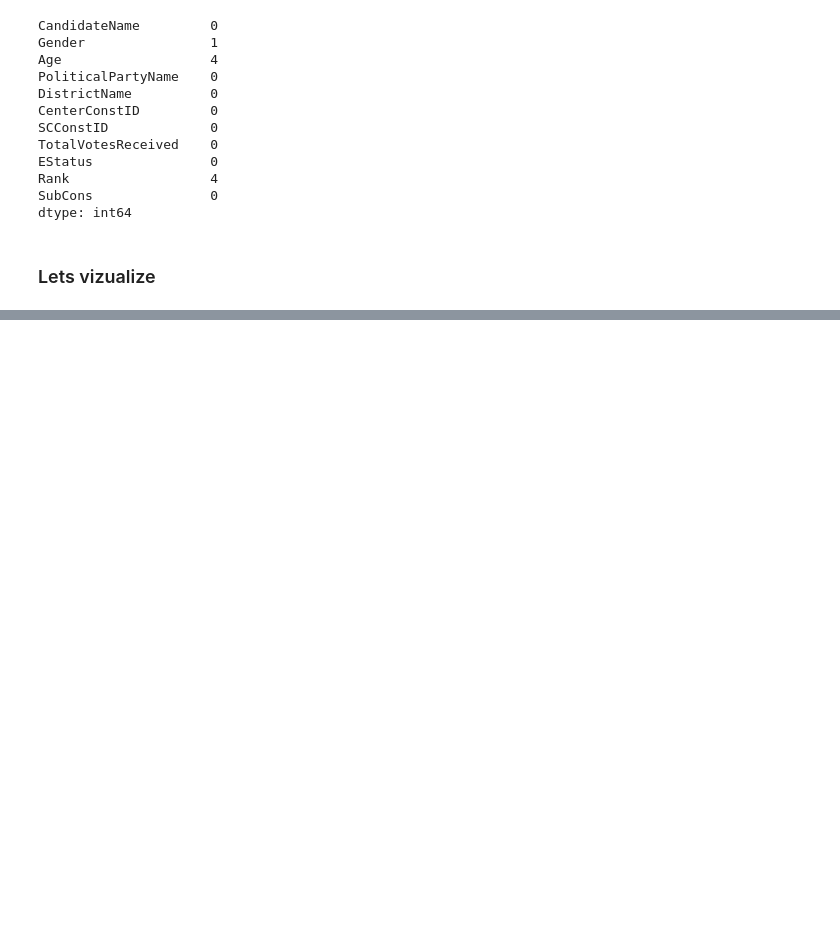
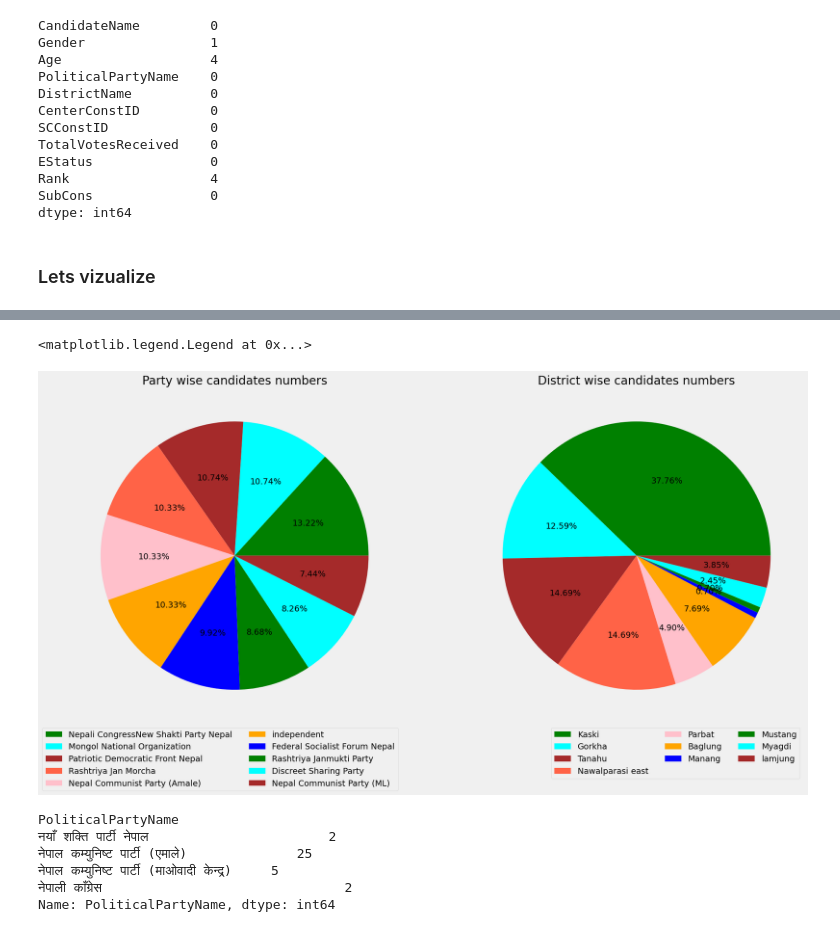
Before and after one commit to bimarshak7/datathon, a Jupyter notebook: Datathon.ipynb, the cells around one changed output, grey strips where cells are left out. Cells and saved outputs as stored; diff of their text form; code cells hidden in the pictures; blank space fills up the shorter version.

```diff
--- a/Datathon.ipynb
+++ b/Datathon.ipynb
@@ -391,0 +435,2 @@ sb.countplot(data=win_by_party,x=win_by_party.index)
+# %%
+center_main.drop(['SerialNo', 'StateID'], axis=1, inplace=True)
@@ -391,0 +494,45 @@ sb.countplot(data=win_by_party,x=win_by_party.index)
+# %%
+by_party = center_main.groupby("PoliticalPartyName")["PoliticalPartyName"].count()
+by_party = by_party.sort_values(ascending=False)
+
+by_district = center_main.groupby("DistrictName")["PoliticalPartyName"].count()
+# %%
+center_parties_en = ["Nepali Congress"
+"New Shakti Party Nepal",
+"Mongol National Organization",
+"Patriotic Democratic Front Nepal",
+"Rashtriya Jan Morcha",
+"Nepal Communist Party (Amale)",
+"independent",
+"Federal Socialist Forum Nepal",
+"Rashtriya Janmukti Party",
+"Discreet Sharing Party",
+"Nepal Communist Party (ML)",
+"Nepal Communist Party (Maoist Centre)",
+"Nepal Dalit Party",
+"United National Democratic Party (Nationalist)",
+"Nepali Congress (B.P.)",
+"radical change messiah party nepal",
+"Nepal Federal Samajwadi Party",
+"Jan Samajwadi Party Nepal",
+"youth party",
+"Federal Democratic National Forum"]
+# %%
+c = ( "green", "cyan", "brown","tomato", "pink", "orange",'blue')
+
+theme = plt.get_cmap('hsv')
+plt.figure(figsize=(20,15))
+
+
+plt.subplot(1,2,1)
+plt.pie(by_party[:10],labels=None,autopct='%.2f%%',colors=c)
+plt.title('Party wise candidates numbers')
+plt.legend(labels=center_parties_en[:10],ncol=2,bbox_to_anchor=(1, 0))
+
+plt.subplot(1,2,2)
+plt.pie(by_district[:10],labels=None,autopct='%.2f%%',colors=c)
+plt.title('District wise candidates numbers')
+plt.legend(labels=dis_en,ncol=3, bbox_to_anchor=(1, 0))
+# %% [output]
+<matplotlib.legend.Legend at 0x...>
+[figure, added]
@@ -391,0 +541,9 @@ sb.countplot(data=win_by_party,x=win_by_party.index)
+# %%
+win_by_party
+# %% [output]
+PoliticalPartyName
+नयाँ शक्ति पार्टी नेपाल                       2
+नेपाल कम्युनिष्ट पार्टी (एमाले)              25
+नेपाल कम्युनिष्ट पार्टी (माओवादी केन्द्र)     5
+नेपाली काँग्रेस                               2
+Name: PoliticalPartyName, dtype: int64
```
Also changed, not shown: parts of 11 cells of this notebook.
